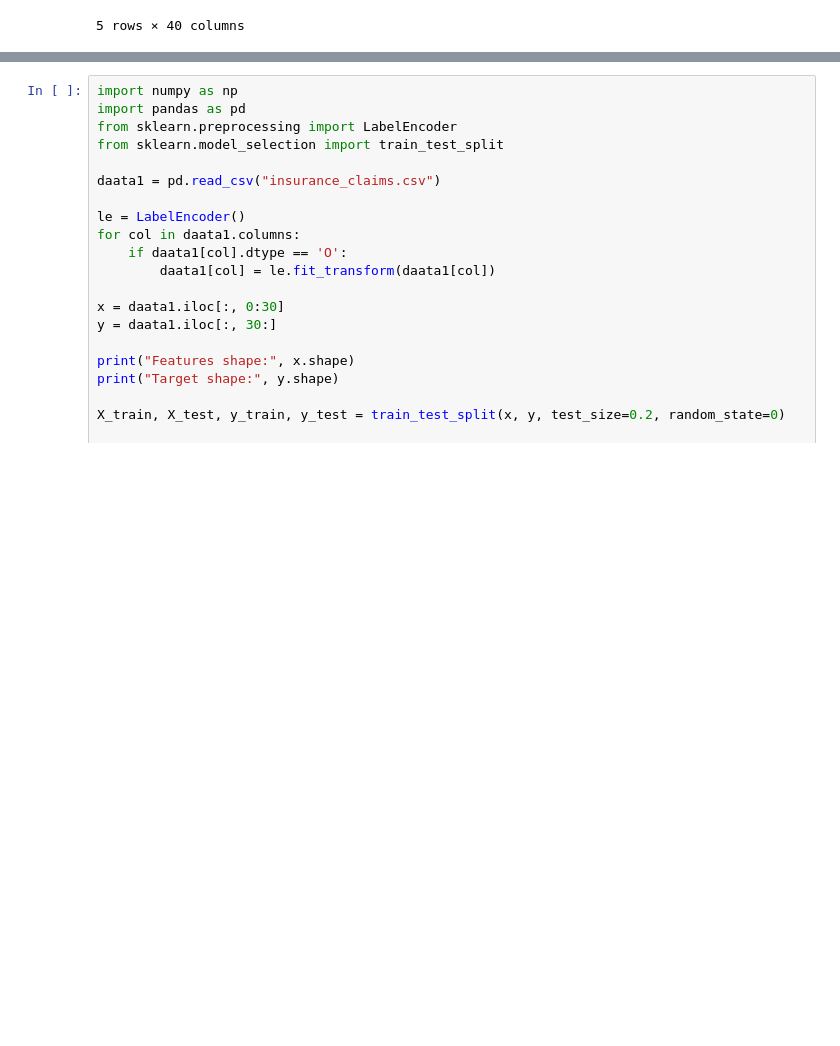
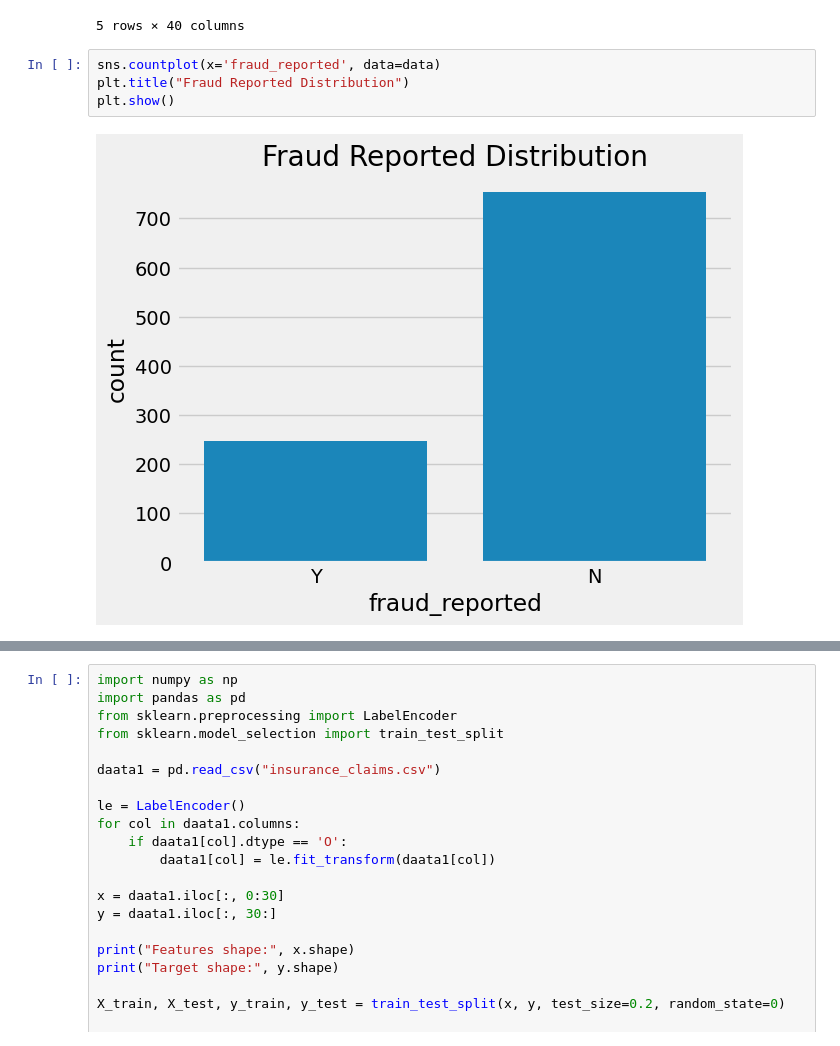
Before and after one commit to koshtirashmi011-crypto/Insurance_Fraud_Detection_ML, a Jupyter notebook: fraud_detection.ipynb, the cells around one changed output, grey strips where cells are left out. Cells and saved outputs as stored; diff of their text form; blank space fills up the shorter version.

```diff
--- a/fraud_detection.ipynb
+++ b/fraud_detection.ipynb
@@ -15,3 +15,9 @@ data.head()
 | 3 | 256 | 41 | 227811 | 25-05-1990 | IL | 250/500 | ... |
 | 4 | 228 | 44 | 367455 | 06-06-2014 | IL | 500/1000 | ... |
 5 rows × 40 columns
+# %%
+sns.countplot(x='fraud_reported', data=data)
+plt.title("Fraud Reported Distribution")
+plt.show()
+# %% [output]
+[figure, added]
```
Also changed, not shown: parts of 2 cells of this notebook, 16 other files.
